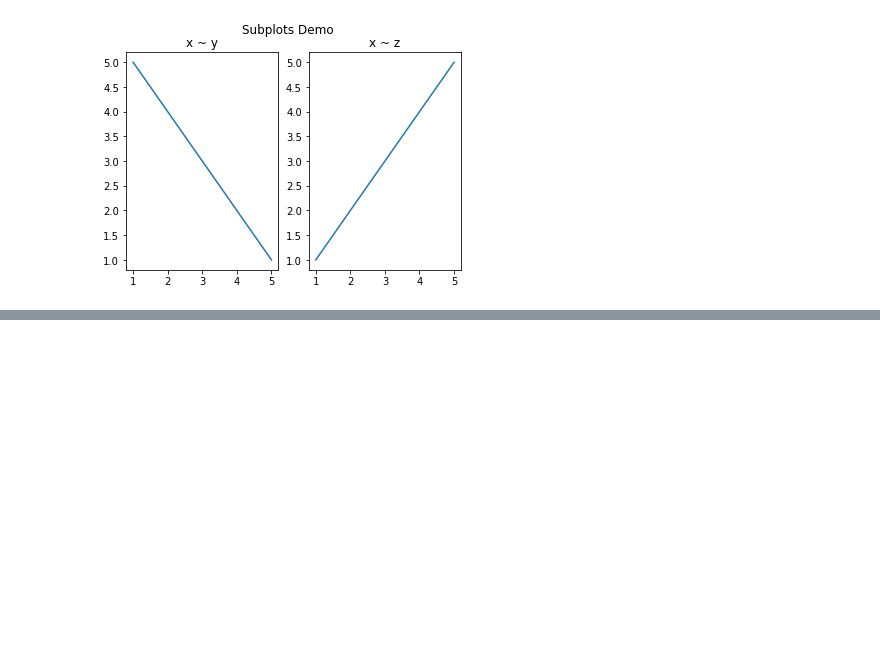
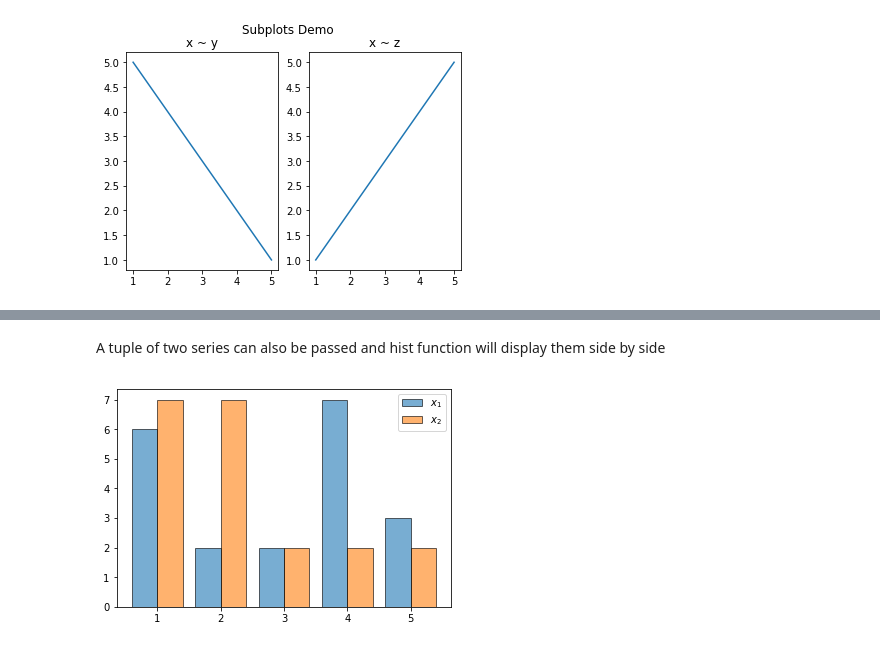
Before and after one commit to CodeupClassroom/bayes-python-exercises, a Jupyter notebook: matplotlib_demo.ipynb, the cells around one changed output, grey strips where cells are left out. Cells and saved outputs as stored; diff of their text form; code cells hidden in the pictures; blank space fills up the shorter version.

```diff
--- a/matplotlib_demo.ipynb
+++ b/matplotlib_demo.ipynb
@@ -129,0 +152,12 @@ plt.show()
+# %% [markdown]
+A tuple of two series can also be passed and hist function will display them side by side
+# %%
+x1 = [random.randint(1, 5) for _ in range(20)]
+x2 = [random.randint(1, 5) for _ in range(20)]
+
+plt.hist((x1, x2), bins=[1, 2, 3, 4, 5, 6], align='left', edgecolor='black', alpha=0.6, label=['$x_1$', '$x_2$'])
+
+plt.legend()
+plt.show()
+# %% [output]
+[figure, added]
```
Also changed, not shown: parts of 9 cells of this notebook.
